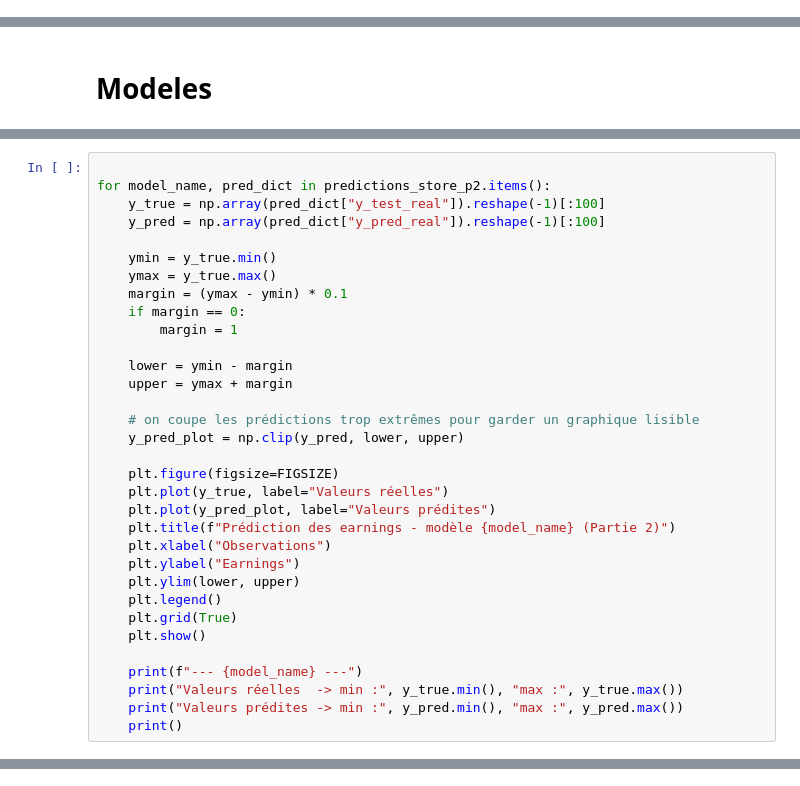
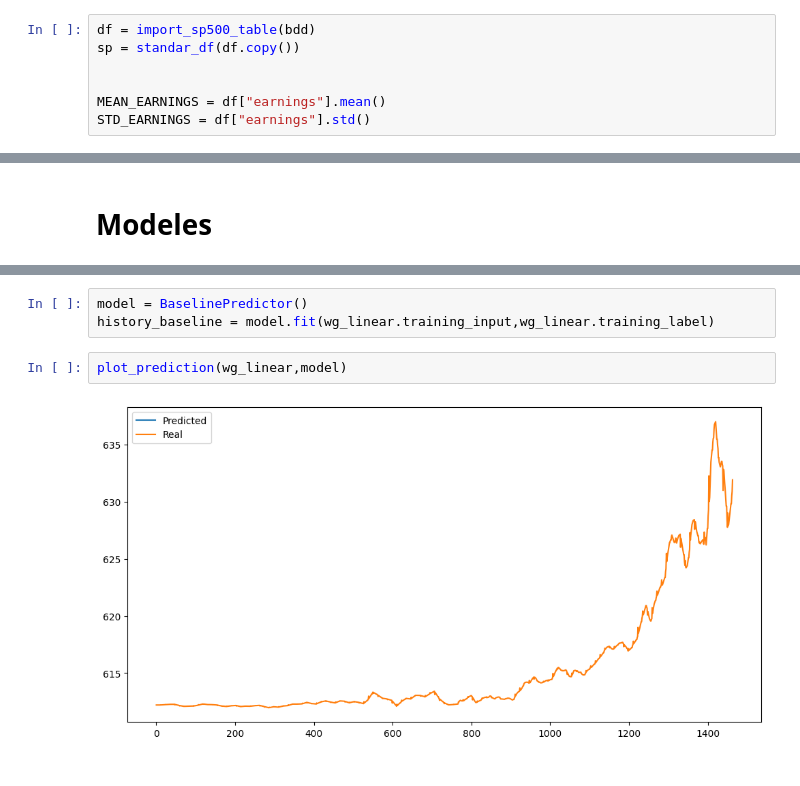
Before and after one commit to gcolpari/STOCKMARKET_PREDICTION-, a Jupyter notebook: Prediction.ipynb, the cells around one changed output, grey strips where cells are left out. Drawn from its saved outputs; the diff is of its cells as text.

Commit message:
changement de prediction

```diff
--- a/Prediction.ipynb
+++ b/Prediction.ipynb
@@ -401,0 +147,7 @@ Le MAE représente l’erreur moyenne entre les valeurs réelles et les valeurs
+# %%
+df = import_sp500_table(bdd)
+sp = standar_df(df.copy())
+
+
+MEAN_EARNINGS = df["earnings"].mean()
+STD_EARNINGS = df["earnings"].std()
@@ -1332,33 +260,0 @@ En conclusion, le modèle Baseline semble bien adapté pour prédire les earning
-# %%
-
-for model_name, pred_dict in predictions_store_p2.items():
-    y_true = np.array(pred_dict["y_test_real"]).reshape(-1)[:100]
-    y_pred = np.array(pred_dict["y_pred_real"]).reshape(-1)[:100]
-
-    ymin = y_true.min()
-    ymax = y_true.max()
-    margin = (ymax - ymin) * 0.1
-    if margin == 0:
-        margin = 1
-
-    lower = ymin - margin
-    upper = ymax + margin
-
-    # on coupe les prédictions trop extrêmes pour garder un graphique lisible
-    y_pred_plot = np.clip(y_pred, lower, upper)
-
-    plt.figure(figsize=FIGSIZE)
-    plt.plot(y_true, label="Valeurs réelles")
-    plt.plot(y_pred_plot, label="Valeurs prédites")
-    plt.title(f"Prédiction des earnings - modèle {model_name} (Partie 2)")
-    plt.xlabel("Observations")
-    plt.ylabel("Earnings")
-    plt.ylim(lower, upper)
-    plt.legend()
-    plt.grid(True)
-    plt.show()
-
-    print(f"--- {model_name} ---")
-    print("Valeurs réelles  -> min :", y_true.min(), "max :", y_true.max())
-    print("Valeurs prédites -> min :", y_pred.min(), "max :", y_pred.max())
-    print()
@@ -1476,0 +442,7 @@ Ainsi, cette comparaison montre que l’augmentation du nombre de variables ne g
+# %%
+model = BaselinePredictor()
+history_baseline = model.fit(wg_linear.training_input,wg_linear.training_label)
+# %%
+plot_prediction(wg_linear,model)
+# %% [output]
+[figure, added]
```
Also changed, not shown: parts of 134 cells of this notebook, 1 other file.
